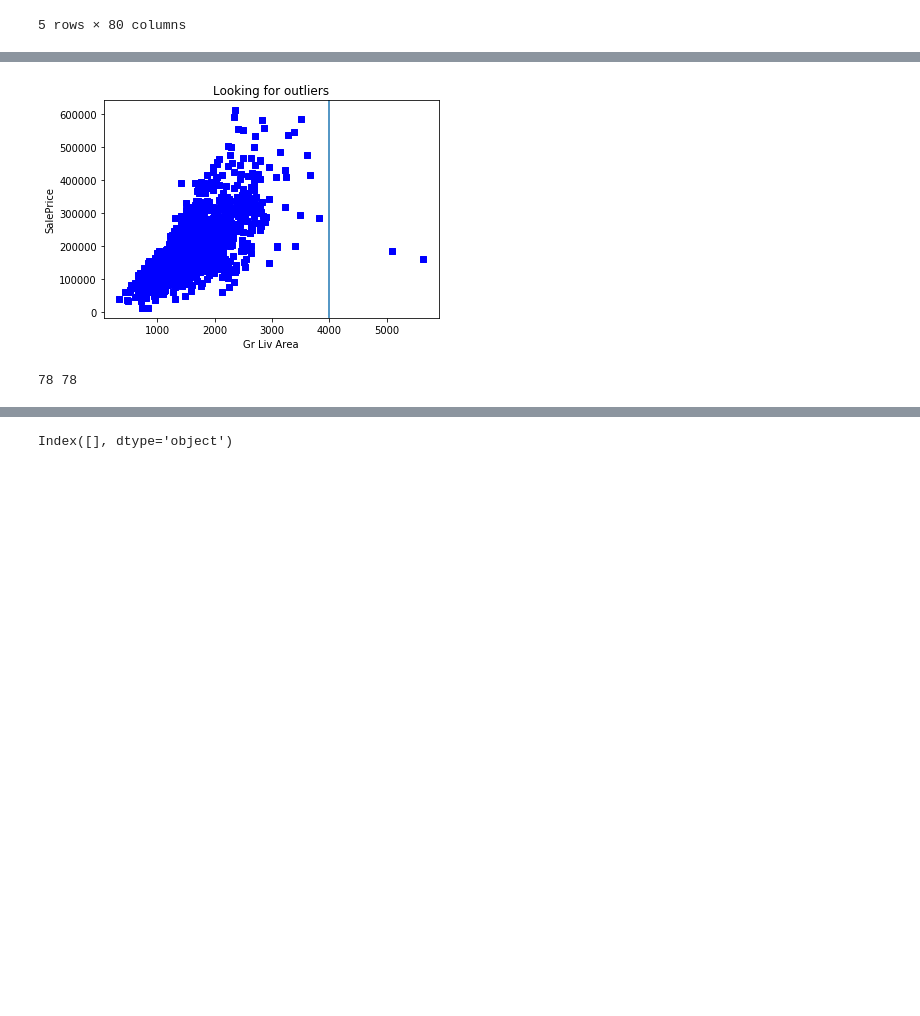
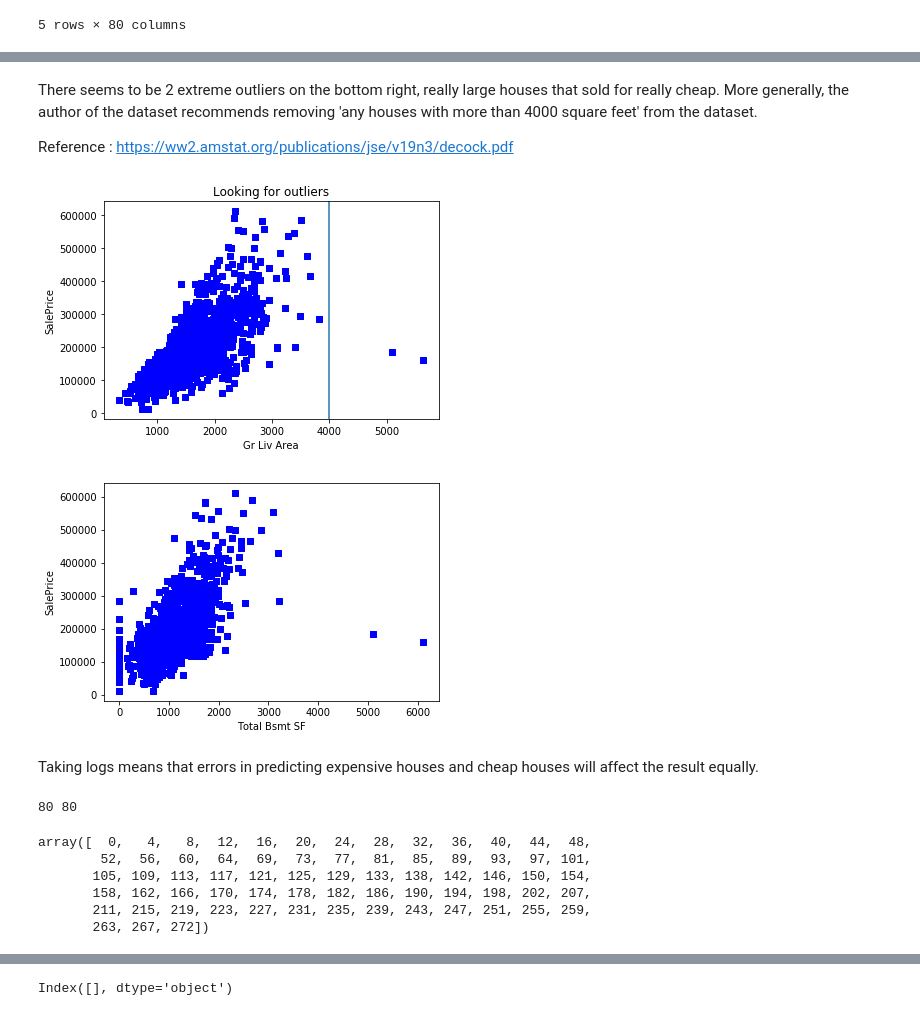
Before and after one commit to meccaLeccaHi/scratch, a Jupyter notebook: kaggle_regression.ipynb, the cells around one changed output, grey strips where cells are left out. Saved outputs shown, nothing was run; the diff lists cells and outputs as text; code cells hidden in the pictures; blank space fills up the shorter version.

```diff
--- a/kaggle_regression.ipynb
+++ b/kaggle_regression.ipynb
@@ -56,12 +90,22 @@ train len 2051 | test len 879
+# %% [markdown]
+There seems to be 2 extreme outliers on the bottom right, really large houses that sold for really cheap. More generally, the author of the dataset recommends removing 'any houses with more than 4000 square feet' from the dataset.
+
+Reference : https://ww2.amstat.org/publications/jse/v19n3/decock.pdf
 # %%
-# look for outliers, as indicated in https://ww2.amstat.org/publications/jse/v19n3/decock.pdf
+## look for outliers
+# scatter plot gr liv area/saleprice
 plt.scatter(train_df["Gr Liv Area"], train_df["SalePrice"], c = "blue", marker = "s")
 plt.axvline(x=4000)
 plt.title("Looking for outliers")
 plt.xlabel("Gr Liv Area")
 plt.ylabel("SalePrice")
 plt.show()
 
-# train_df = train_df[train_df["Gr Liv Area"] < 4000]
+# scatter plot total bsmt sf/saleprice
+plt.scatter(train_df["Total Bsmt SF"], train_df["SalePrice"], c = "blue", marker = "s")
+plt.xlabel("Total Bsmt SF")
+plt.ylabel("SalePrice")
+plt.show()
 # %% [output]
 [figure]
+[figure, added]
@@ -67,0 +115,2 @@ plt.show()
+# %% [markdown]
+Taking logs means that errors in predicting expensive houses and cheap houses will affect the result equally.
@@ -71,14 +123,12 @@ y_train = train_df['SalePrice']
 X_train = train_df.loc[:, train_df.columns != 'SalePrice']
 X_test = test_df
 
-X_test = X_test.drop(columns=['Id', 'PID'])
-X_train = X_train.drop(columns=['Id', 'PID'])
 test_rows, test_cols = X_test.shape
 train_rows, train_cols = X_train.shape
 print(test_cols, train_cols)
 # column number should agree
 # %% [output]
-78 78
+80 80
 # %%
 def df_clean_scale_dummy(df_list, scaler):
     """
@@ -118,6 +168,15 @@ def df_clean_scale_dummy(df_list, scaler):
 scaler = MinMaxScaler()
 
 [X_train_clean, X_test_clean] = df_clean_scale_dummy([X_train, X_test], scaler)
+# %%
+col_space
+# %% [output]
+array([  0,   4,   8,  12,  16,  20,  24,  28,  32,  36,  40,  44,  48,
+        52,  56,  60,  64,  69,  73,  77,  81,  85,  89,  93,  97, 101,
+       105, 109, 113, 117, 121, 125, 129, 133, 138, 142, 146, 150, 154,
+       158, 162, 166, 170, 174, 178, 182, 186, 190, 194, 198, 202, 207,
+       211, 215, 219, 223, 227, 231, 235, 239, 243, 247, 251, 255, 259,
+       263, 267, 272])
 # %%
 n = 4
 total_cols = len(X_train_clean.columns)
```
Also changed, not shown: parts of 14 cells of this notebook, 4 other files.
